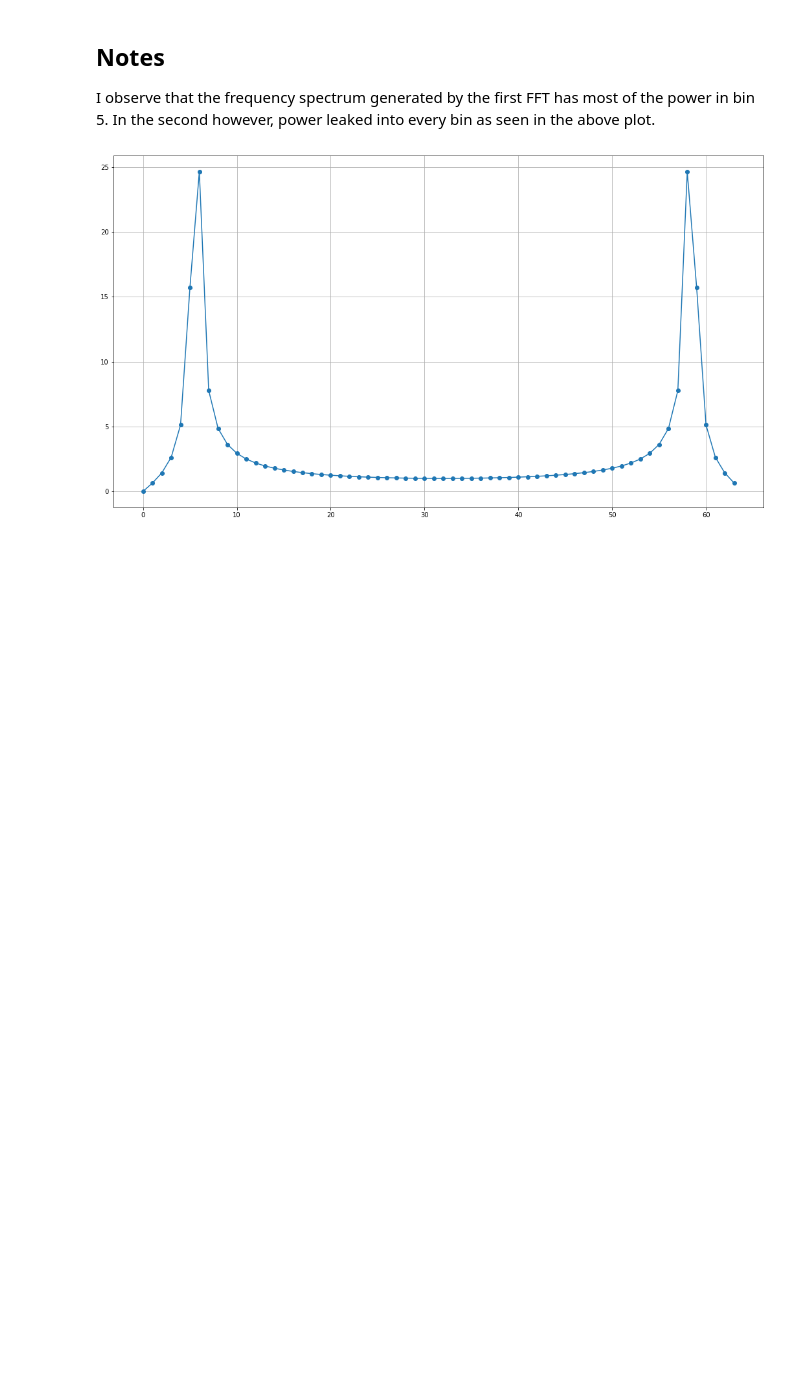
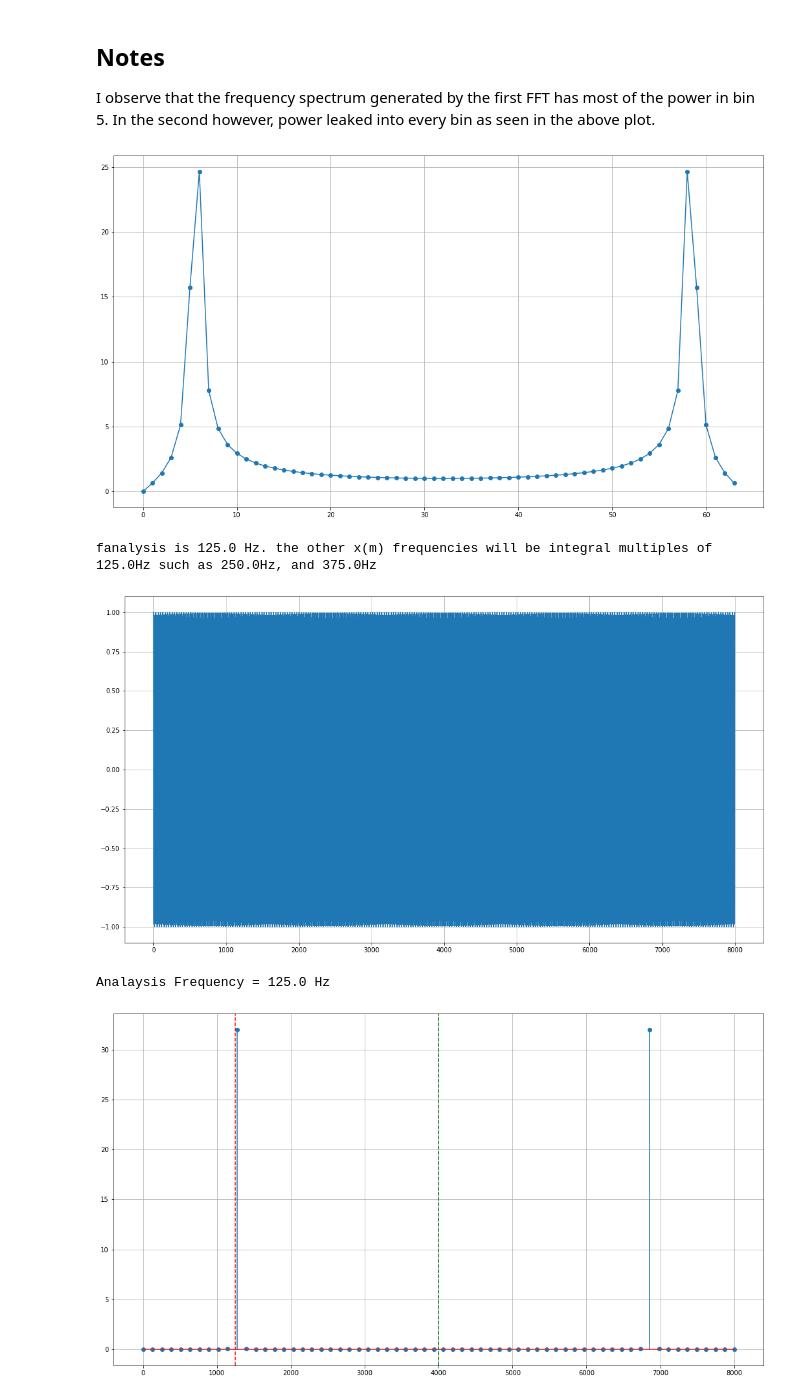
Before and after one commit to CodyRoberson/dsp, a Jupyter notebook: dsp.ipynb, the cells around one changed output. Drawn from its saved outputs; the diff is of its cells as text; code cells hidden in the pictures; blank space fills up the shorter version.

Commit message:
added more leak plots

```diff
--- a/dsp.ipynb
+++ b/dsp.ipynb
@@ -89,7 +89,7 @@ def dftEQ1(ts, N):
     else:
         nPoints = N
         bigX = []
-        for m in range(1, nPoints):
+        for m in range(0, nPoints):
             x = 0
             for n in range(nPoints):
                 x += ts[n] * exp(-1j*2*pi*n*m / nPoints)
@@ -166,15 +166,15 @@ def doDFTLeak(FREQ, PHASE = 0, FS = 64, N = 64):
     plt.show()
 
     # perform the fft and analyze
-    result = np.fft.fft(wave, n=N)
-
+    # result = np.fft.fft(wave, n=N)
+    result = dftEQ1(wave, N)
     # PLOT THE RESULTS
     plt.figure(figsize=(18,10))
     # plt.plot(abs(result), "-o")
     # plt.bar(linspace(0,64, 64), height = abs(result), width = 0.2)
-    plt.stem(linspace(0,64, 64), abs(result))
+    plt.stem(linspace(0, FS, N), abs(result))
     plt.axvline(x=FREQ, color='red', linestyle='--')
-    plt.axvline(x=N/2, color='green', linestyle='--')
+    plt.axvline(x=FS/2, color='green', linestyle='--')
     # plt.xticks(linspace(0,64, 64))
     plt.grid()
     plt.show()
@@ -206,3 +208,10 @@ plt.grid()
 plt.show()
 # %% [output]
 [figure]
+# %%
+_ = doDFTLeak(125*10, FS=8000, N=64)
+# %% [output]
+fanalysis is 125.0 Hz. the other x(m) frequencies will be integral multiples of 125.0Hz such as 250.0Hz, and 375.0Hz
+[figure, added]
+Analaysis Frequency = 125.0 Hz
+[figure, added]
```
Also changed, not shown: parts of 3 cells of this notebook.
